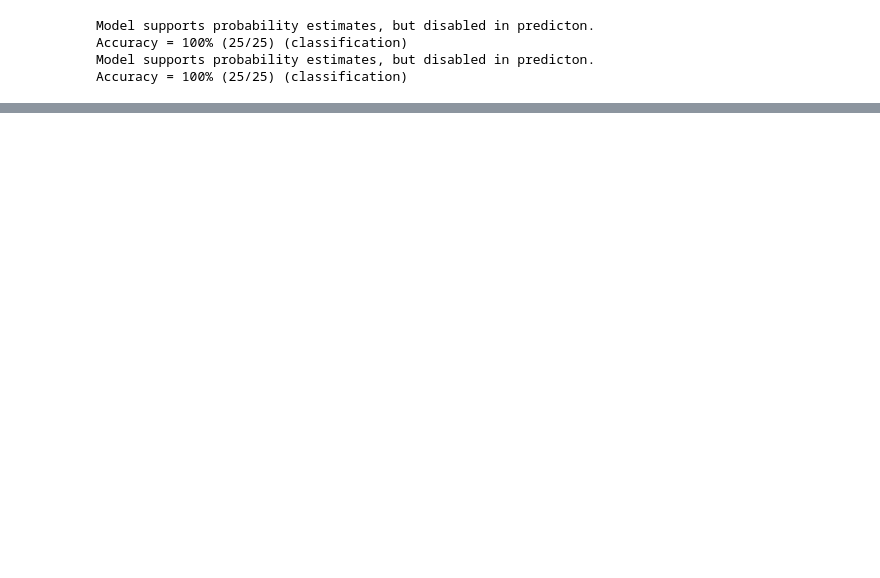
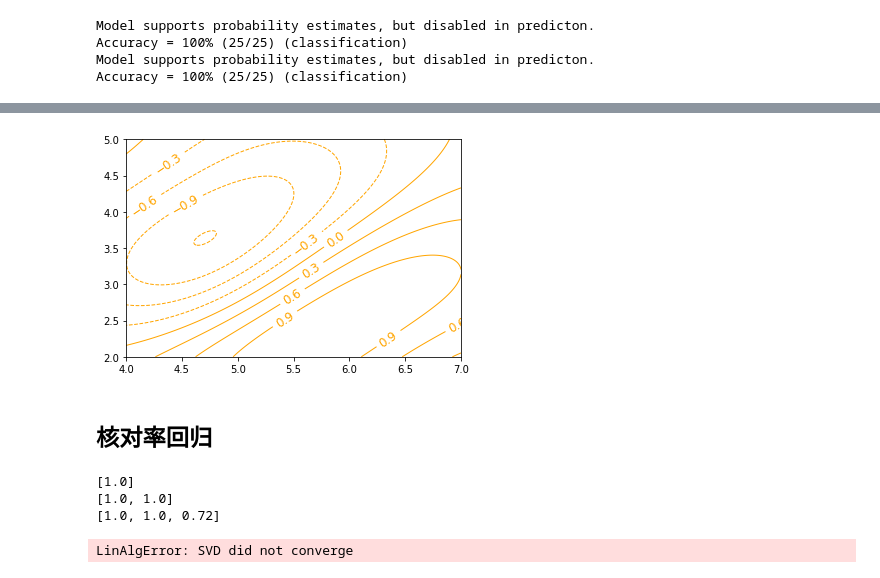
Before and after one commit to BojiangKing/Margin-Learning, a Jupyter notebook: Watermelon/0602_libsvm.ipynb, the cells around one changed output, grey strips where cells are left out. Saved outputs shown, nothing was run; the diff lists cells and outputs as text; code cells hidden in the pictures; blank space fills up the shorter version.

```diff
--- a/Watermelon/0602_libsvm.ipynb
+++ b/Watermelon/0602_libsvm.ipynb
@@ -54,0 +126,70 @@ plt.legend()
+# %%
+# 方便对等高线图的理解
+ax = plt.subplot()
+cs = ax.contour(X_tmp, Y_tmp, np.array(Z_rbf).reshape(X_tmp.shape), colors='orange', linewidths=1)
+plt.clabel(cs, inline=True, fontsize=12)
+plt.show()
+# %% [output]
+[figure, added]
+# %% [markdown]
+## 核对率回归
+# %%
+len_x = len(X_train)
+kappa = np.mat(np.zeros([len_x, len_x]))
+gamma = 1.0 / 0.3
+
+x = np.mat(X_train).T
+y = np.mat(y_train).T
+
+for i in range(len_x):
+    for j in range(len_x):
+        tmp_vec = x[:, i] - x[:, j]
+        kappa[i, j] = tmp_vec.T * tmp_vec
+kappa = -gamma * kappa
+kappa = np.exp(kappa)
+
+# kappa = x.T * x
+# print(kappa.shape)
+
+alpha = np.mat(np.zeros([len_x, 1]))
+ell = 0
+for i in range(len_x):
+    ell = ell + -y[i, 0] * alpha.T * kappa[i, :].T + math.log(1 + math.exp(alpha.T * kappa[i, :].T))
+
+steps = 50
+lst_crrct_rate = []
+for s in range(steps):
+    tmp_exp = np.exp(alpha.T * kappa.T)
+    p1 = (tmp_exp / (1 + tmp_exp)).T
+    second_da = -kappa * (y - p1)
+    first_da = np.zeros([len_x, len_x])
+    for i in range(len_x):
+        first_da = first_da + kappa[i, :].T * kappa[i, :] * p1[i, 0] * (1 - p1[i, 0])
+    # print(alpha)
+    u, sigmav, vt = np.linalg.svd(first_da)
+    sigma = np.zeros([len(sigmav), len(sigmav)])
+    for i in range(len(sigmav)):
+        sigma[i][i] = sigmav[i]
+    sigma = np.mat(sigma)
+    first_da_inv = vt.T * sigma.I * u.T
+
+    alpha = alpha - first_da_inv * second_da
+    correct_rate = 0
+    for j in range(len_x):
+        index_value = -(alpha.T * kappa[j, :].T)[0, 0]
+        # y_ = 1.0 / (1.0 + math.exp(-(alpha.T * kappa[j, :].T)[0, 0]))
+        # print(index_value, y_)
+        if index_value <= 0 and y[j] == 1 or index_value > 0 and y[j] == -1:
+        # if y_ >= 0.5 and y[j] == 1 or y_ < 0.5 and y[j] == 0:
+            correct_rate = correct_rate + 1
+    lst_crrct_rate.append(correct_rate/len_x)
+    print(lst_crrct_rate)
+    # if 1.0 * correct_rate / len_x > 0.95:
+    #     break
+
+plt.scatter(range(len(lst_crrct_rate)), lst_crrct_rate)
+# %% [output]
+[1.0]
+[1.0, 1.0]
+[1.0, 1.0, 0.72]
+LinAlgError: SVD did not converge
```
Also changed, not shown: parts of 10 cells of this notebook, 4 other files.
